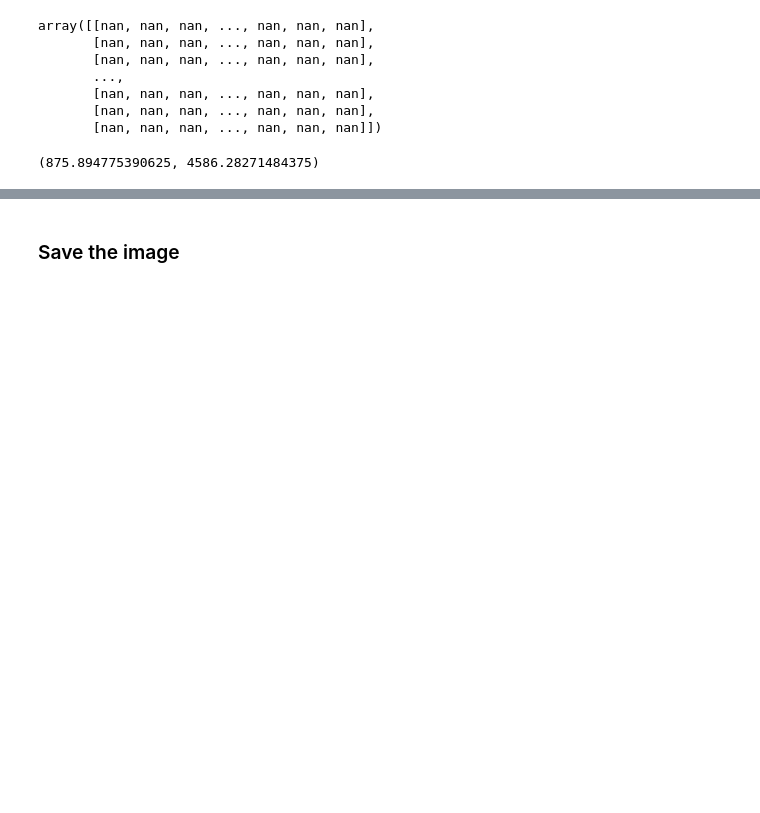
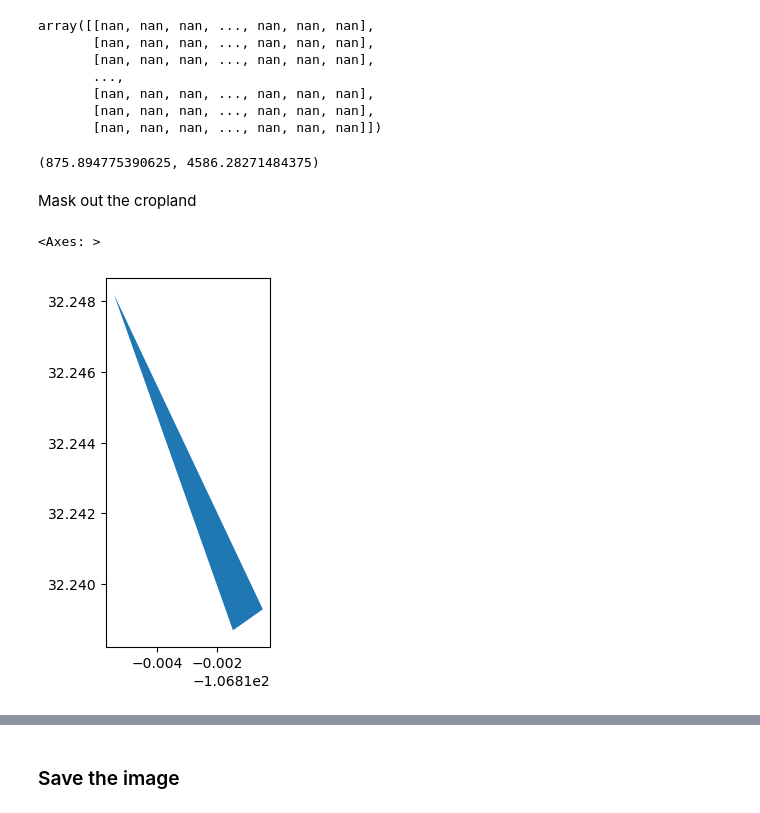
Before and after one commit to dtadych/Tadych_PlanetData_Challenge, a Jupyter notebook: general_indice_processing.ipynb, the cells around one changed output, grey strips where cells are left out. Cells and saved outputs as stored; diff of their text form; code cells hidden in the pictures; blank space fills up the shorter version.

```diff
--- a/general_indice_processing.ipynb
+++ b/general_indice_processing.ipynb
@@ -255,3 +256,12 @@ np.nanmin(indice_blocked), np.nanmax(indice_blocked)
 # %%
 # If the above looks correctly, run this
 indice = indice_blocked
+# %% [markdown]
+Mask out the cropland
+# %%
+cropland_shapefile_path = 'data/Shapefiles/MES48R_CroplandMask.shp'
+cropland_gdf = gp.read_file(cropland_shapefile_path)
+cropland_gdf.plot()
+# %% [output]
+<Axes: >
+[figure, added]
```
Also changed, not shown: parts of 5 cells of this notebook.
